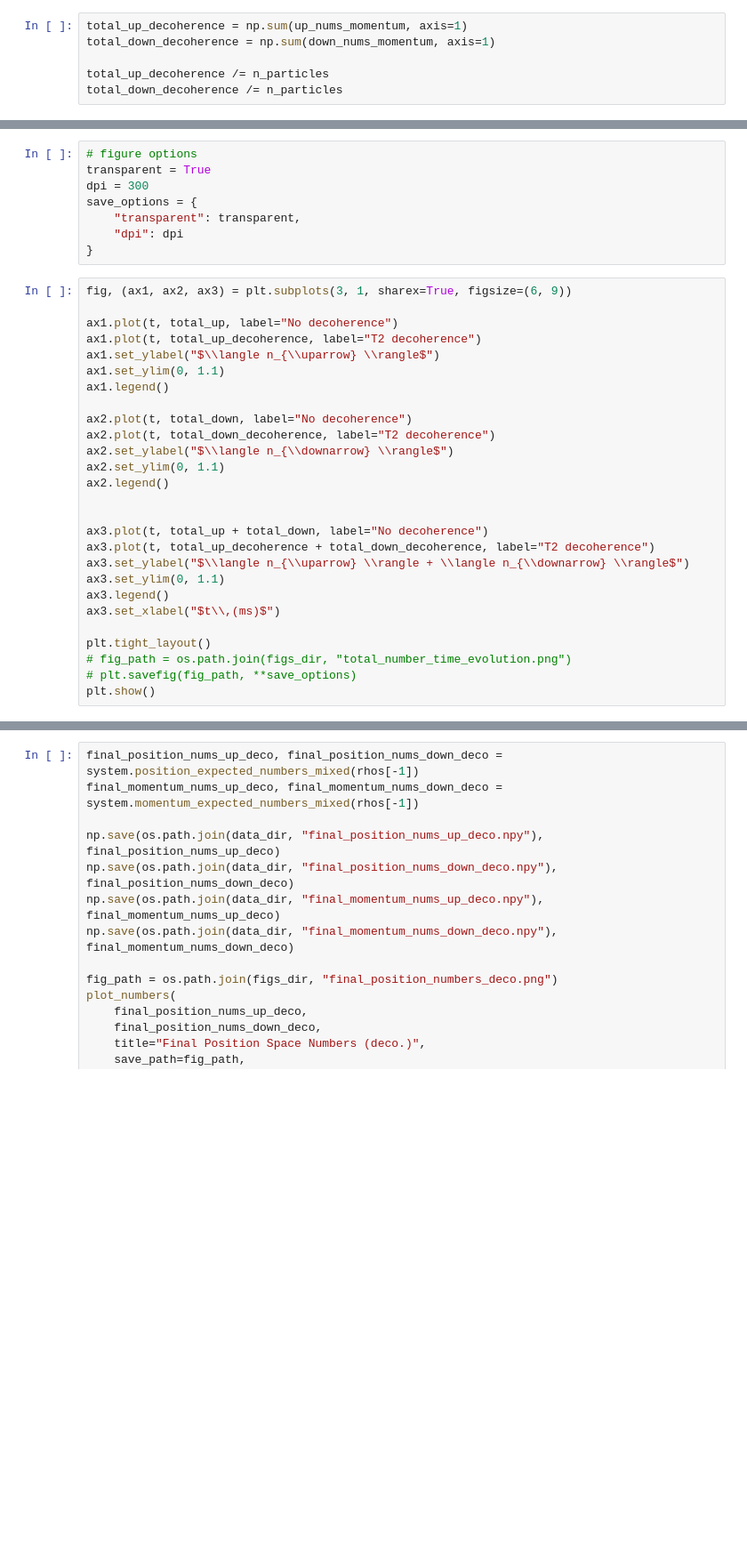
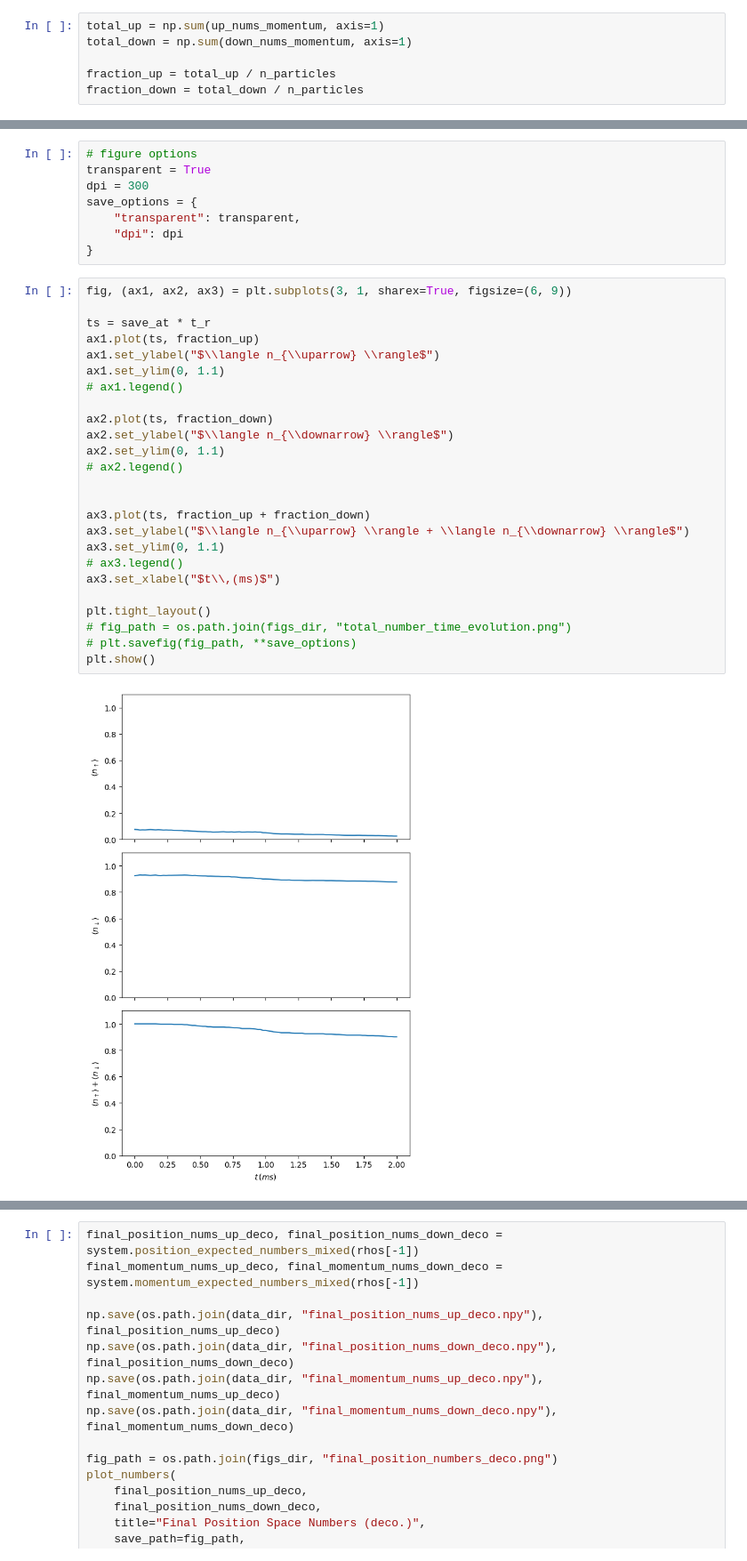
Before and after one commit to pco0511/yb-soc-two-body-loss, a Jupyter notebook: scripts/lindblad_test.ipynb, the cells around one changed output, grey strips where cells are left out. Shown at 89% size. Saved outputs shown, nothing was run; the diff lists cells and outputs as text; blank space fills up the shorter version.

```diff
--- a/scripts/lindblad_test.ipynb
+++ b/scripts/lindblad_test.ipynb
@@ -367,11 +367,11 @@ down_nums_momentum /= n_trajectories
 up_nums_position /= n_trajectories
 down_nums_position /= n_trajectories
 # %%
-total_up_decoherence = np.sum(up_nums_momentum, axis=1)
-total_down_decoherence = np.sum(down_nums_momentum, axis=1)
+total_up = np.sum(up_nums_momentum, axis=1)
+total_down = np.sum(down_nums_momentum, axis=1)
 
-total_up_decoherence /= n_particles
-total_down_decoherence /= n_particles
+fraction_up = total_up / n_particles
+fraction_down = total_down / n_particles
 # %% [markdown]
 ## plot & save
 # %%
@@ -413,27 +420,27 @@ save_options = {
 # %%
 fig, (ax1, ax2, ax3) = plt.subplots(3, 1, sharex=True, figsize=(6, 9))
 
-ax1.plot(t, total_up, label="No decoherence")
-ax1.plot(t, total_up_decoherence, label="T2 decoherence")
+ts = save_at * t_r
+ax1.plot(ts, fraction_up)
 ax1.set_ylabel("$\\langle n_{\\uparrow} \\rangle$")
 ax1.set_ylim(0, 1.1)
-ax1.legend()
+# ax1.legend()
 
-ax2.plot(t, total_down, label="No decoherence")
-ax2.plot(t, total_down_decoherence, label="T2 decoherence")
+ax2.plot(ts, fraction_down)
 ax2.set_ylabel("$\\langle n_{\\downarrow} \\rangle$")
 ax2.set_ylim(0, 1.1)
-ax2.legend()
+# ax2.legend()
 
 
-ax3.plot(t, total_up + total_down, label="No decoherence")
-ax3.plot(t, total_up_decoherence + total_down_decoherence, label="T2 decoherence")
+ax3.plot(ts, fraction_up + fraction_down)
 ax3.set_ylabel("$\\langle n_{\\uparrow} \\rangle + \\langle n_{\\downarrow} \\rangle$")
 ax3.set_ylim(0, 1.1)
-ax3.legend()
+# ax3.legend()
 ax3.set_xlabel("$t\\,(ms)$")
 
 plt.tight_layout()
 # fig_path = os.path.join(figs_dir, "total_number_time_evolution.png")
 # plt.savefig(fig_path, **save_options)
 plt.show()
+# %% [output]
+[figure, added]
```
Also changed, not shown: parts of 3 cells of this notebook.
